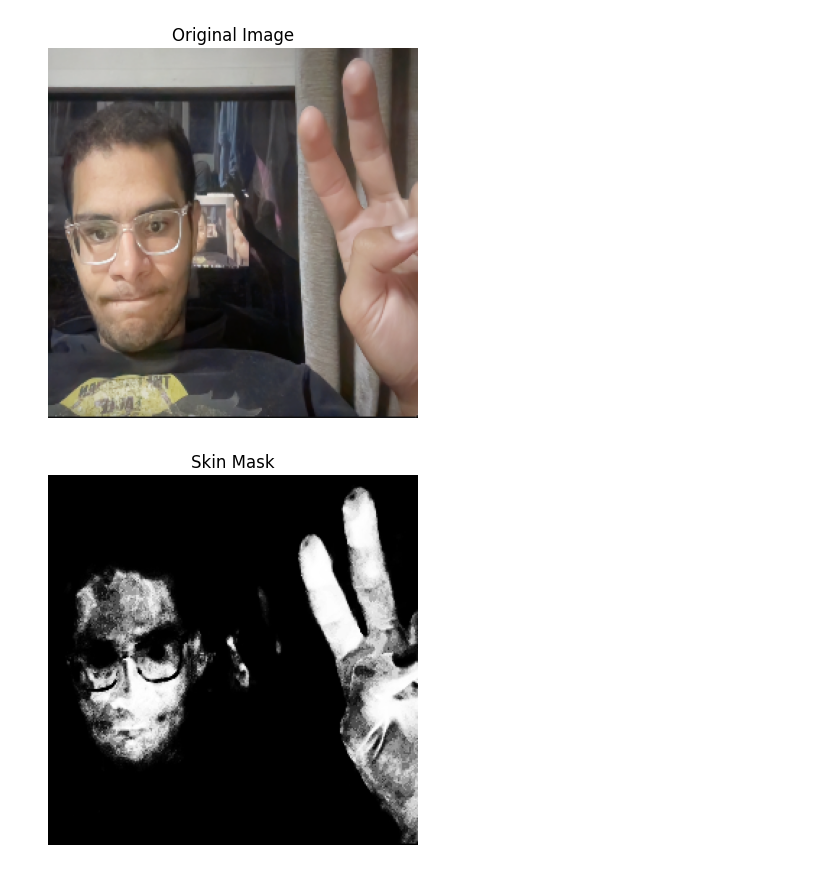
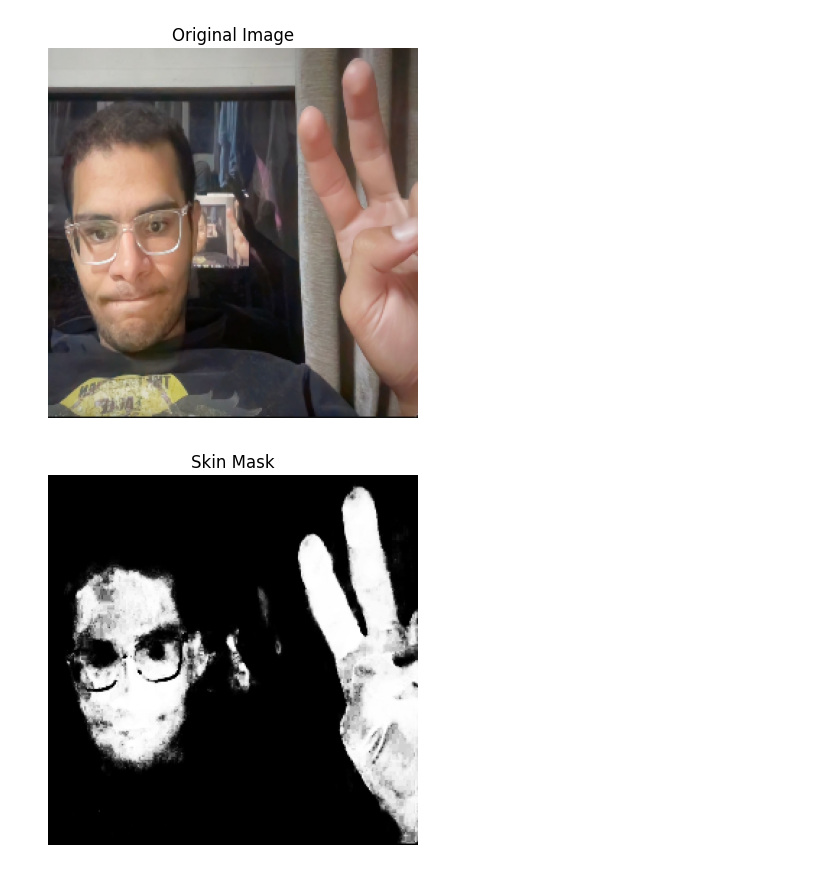
Before and after one commit to zizoisprogramming/Paint-A-Distance, a Jupyter notebook: gaussian_trial.ipynb, the cells around one changed output. Saved outputs shown, nothing was run; the diff lists cells and outputs as text; code cells hidden in the pictures.

```diff
--- a/gaussian_trial.ipynb
+++ b/gaussian_trial.ipynb
@@ -48,17 +48,23 @@ nonSkinMean = mean[2]
 nonSkinCov = cov[2]
 # %%
 def prob_c_label(C, mean, cov):
+
     C = np.array(C)
     mean = np.array(mean)
     cov = np.array(cov)
+
     C_diff = C - mean
     inv_cov = np.linalg.inv(cov)
-    prob = np.exp(-0.5 * np.sum(np.dot(C_diff.T, inv_cov) * C_diff))
-    norm_factor = np.sqrt(np.linalg.det(cov) * (2 * np.pi) ** C.shape[0])
+    prob = np.exp(-0.5 * np.sum(C_diff @ inv_cov * C_diff, axis=-1))
+
+    norm_factor = np.sqrt(np.linalg.det(cov) * (2 * np.pi) ** C.shape[1])
+
     return prob / norm_factor
+
 def prob_skin_c(C, skinMean, skinCov, nonSkinMean, nonSkinCov):
     probCskin = prob_c_label(C, skinMean, skinCov)
     probCnonSkin = prob_c_label(C, nonSkinMean, nonSkinCov)
+
     return probCskin / (probCskin + probCnonSkin)
 # %%
 def cleanMask(skinMask):
@@ -85,19 +91,20 @@ def show_images(images,titles=None):
     fig.set_size_inches(np.array(fig.get_size_inches()) * n_ims)
     plt.show()
 # %%
-image = cv2.imread('/Users/zeyaddaowd/Desktop/sora2.png')
+image = cv2.imread('F:\CMP_3rd_year\semester1\imageProcessing\Paint-A-Distance\zeyad.jpg')
 image = cv2.cvtColor(image, cv2.COLOR_BGR2RGB)
 image = cv2.resize(image, (256, 256))
 original = image.copy()
 YCC = cv2.cvtColor(image, cv2.COLOR_RGB2YCrCb)
 image = image.astype(np.float64) / 255
 C = YCC[:, :, 1:]
 skinMask = np.zeros((image.shape[0], image.shape[1]))
-skinMask = np.apply_along_axis(lambda x: prob_skin_c(x, skinMean, skinCov, nonSkinMean, nonSkinCov), axis=2, arr=C)
+skinMask = prob_skin_c(C, skinMean, skinCov, nonSkinMean, nonSkinCov)
+
 
 show_images([original], ['Original Image'])
 show_images([skinMask], ['Skin Mask'])
 show_images([image * skinMask[:, :, np.newaxis]], ['Skin Detected Image'])
 # %% [output]
 [figure]
-[figure, old version]
+[figure, new version]
```
Also changed, not shown: parts of 3 cells of this notebook.
